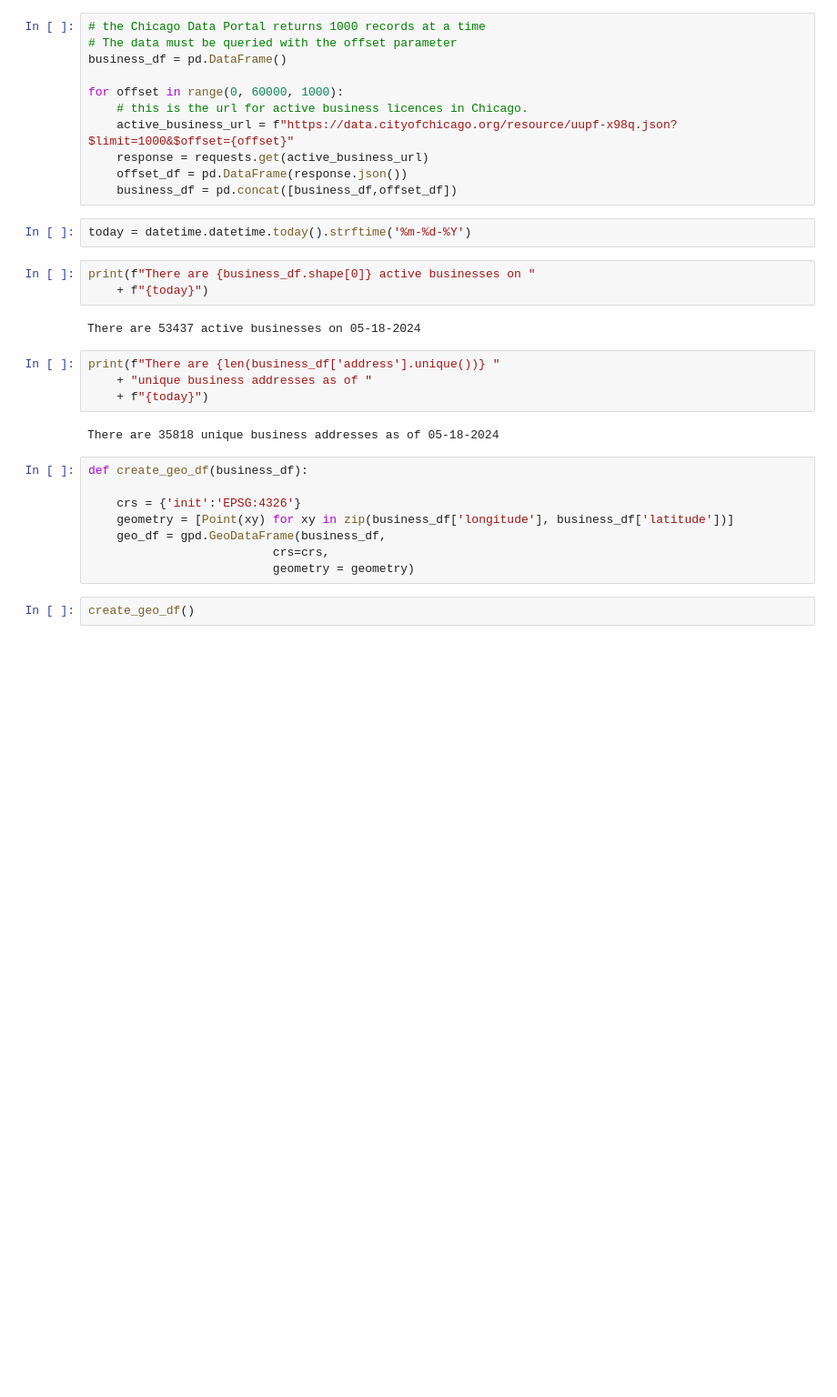
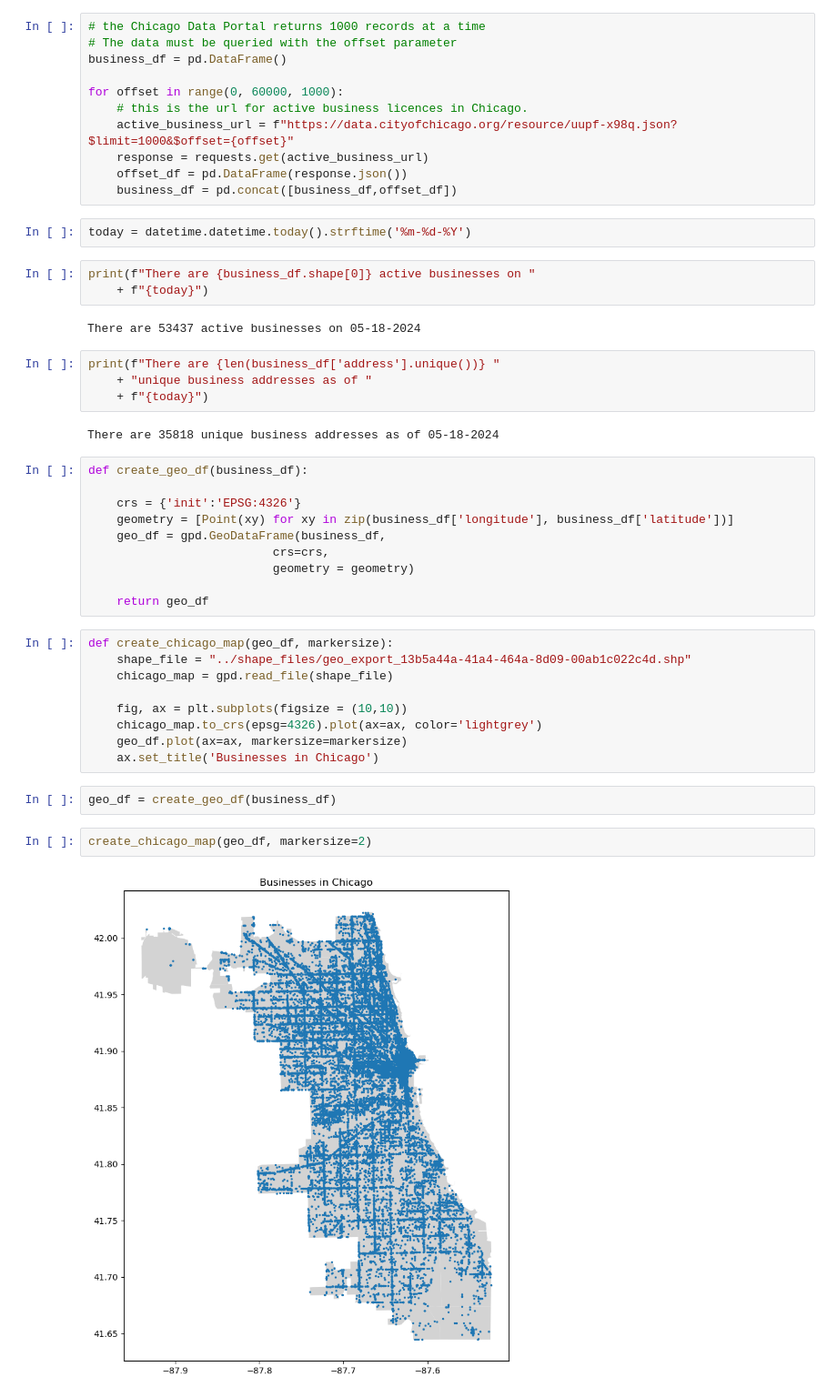
Before and after one commit to j-max/chicago_data, a Jupyter notebook: businesses/businesses.ipynb, the cells around one changed output. Shown at 91% size. Drawn from its saved outputs; the diff is of its cells as text; blank space fills up the shorter version.

Commit message:
Add business map

```diff
--- a/businesses/businesses.ipynb
+++ b/businesses/businesses.ipynb
@@ -42,5 +42,20 @@ def create_geo_df(business_df):
     geo_df = gpd.GeoDataFrame(business_df,
                           crs=crs,
                           geometry = geometry)
+
+    return geo_df
-# %%
-create_geo_df()
+# %%
+def create_chicago_map(geo_df, markersize):
+    shape_file = "../shape_files/geo_export_13b5a44a-41a4-464a-8d09-00ab1c022c4d.shp"
+    chicago_map = gpd.read_file(shape_file)
+
+    fig, ax = plt.subplots(figsize = (10,10))
+    chicago_map.to_crs(epsg=4326).plot(ax=ax, color='lightgrey')
+    geo_df.plot(ax=ax, markersize=markersize)
+    ax.set_title('Businesses in Chicago')
+# %%
+geo_df = create_geo_df(business_df)
+# %%
+create_chicago_map(geo_df, markersize=2)
+# %% [output]
+[figure, added]
```
